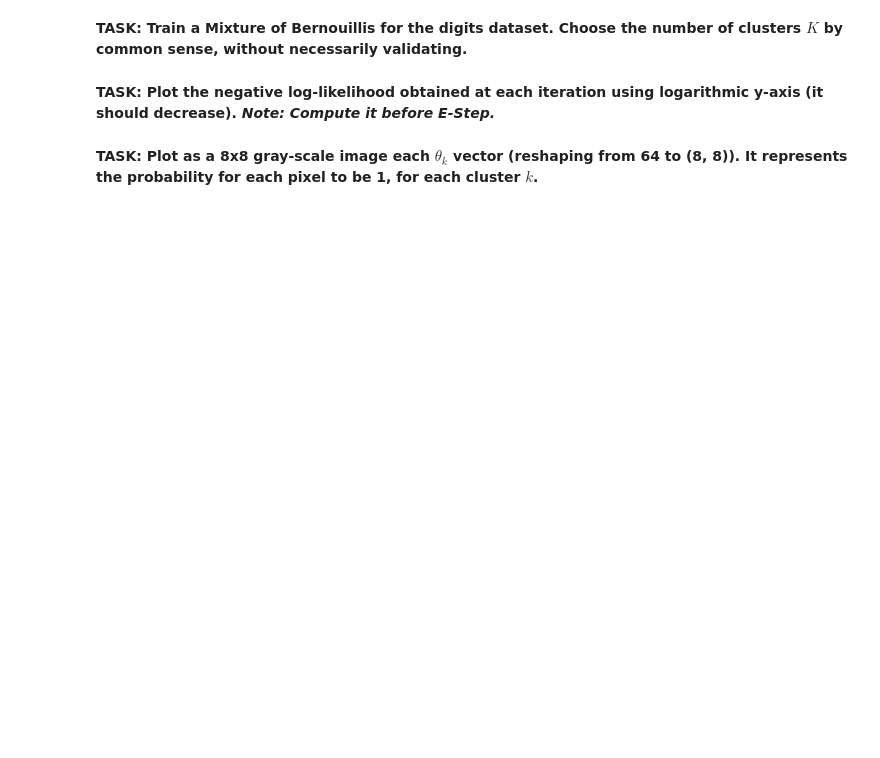
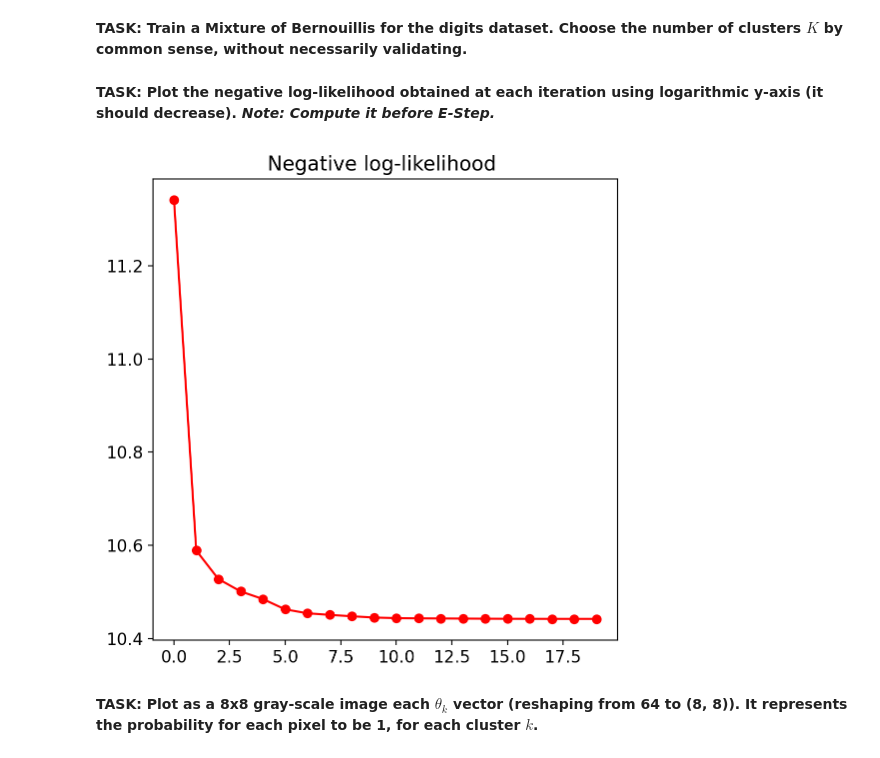
Before and after one commit to andres-nav/ml2, a Jupyter notebook: 06 Mixture models/lab_mixture_models_students.ipynb, the cells around one changed output. Drawn from its saved outputs; the diff is of its cells as text; code cells hidden in the pictures; blank space fills up the shorter version.

```diff
--- a/06 Mixture models/lab_mixture_models_students.ipynb
+++ b/06 Mixture models/lab_mixture_models_students.ipynb
@@ -551,8 +644,6 @@ def log_lik(X,P,Theta,K):
     return np.sum(np.log(LL)) #Your code here
 # %%
 def EM_bernouilli(X, K, Niter):
-
-
     # Define the prior of Theta with alpha and beta
     alpha = 2.0
     beta = 2.0
@@ -562,6 +653,17 @@ def EM_bernouilli(X, K, Niter):
     # YOUR CODE #
     #           #
     #############
+    np.random.seed(42)
+    Theta =np.random.beta(alpha, beta, size=(K, X.shape[1]))
+    Pi = np.random.dirichlet([1/K]*K)
+    LL = np.empty(Niter)
+
+    #now iterate in Niter
+    for i in range(Niter):
+      LL[i]=log_lik(X, Pi, Theta, K)
+      R  = responsibilities(X, Pi, Theta, K)
+      Pi = new_Pi(R, N)
+      Theta = new_Theta(R, X, K, alpha, beta)
 
     return Pi, Theta, R, LL
 # %% [markdown]
@@ -607,2 +703,6 @@ X = Bin_Images.reshape([-1,D])
+# %%
+K=10   #Because it is the number of digits we are trying to recognize
+Niter = 20
+Pi, Theta, R, LL = EM_bernouilli(X,K,Niter)
 # %% [markdown]
 **TASK: Plot the negative log-likelihood obtained at each iteration using logarithmic y-axis (it should decrease). *Note: Compute it before E-Step.***
@@ -615,2 +709,8 @@ X = Bin_Images.reshape([-1,D])
+# %%
+plt.plot(range(Niter),np.log(-LL),"-ro")
+plt.title('Negative log-likelihood ')
+plt.show()
+# %% [output]
+[figure, added]
 # %% [markdown]
 **TASK: Plot as a 8x8 gray-scale image each $\theta_k$ vector (reshaping from 64 to (8, 8)). It represents the probability for each pixel to be 1, for each cluster $k$.**
```
Also changed, not shown: parts of 21 cells of this notebook, 1 other file.
